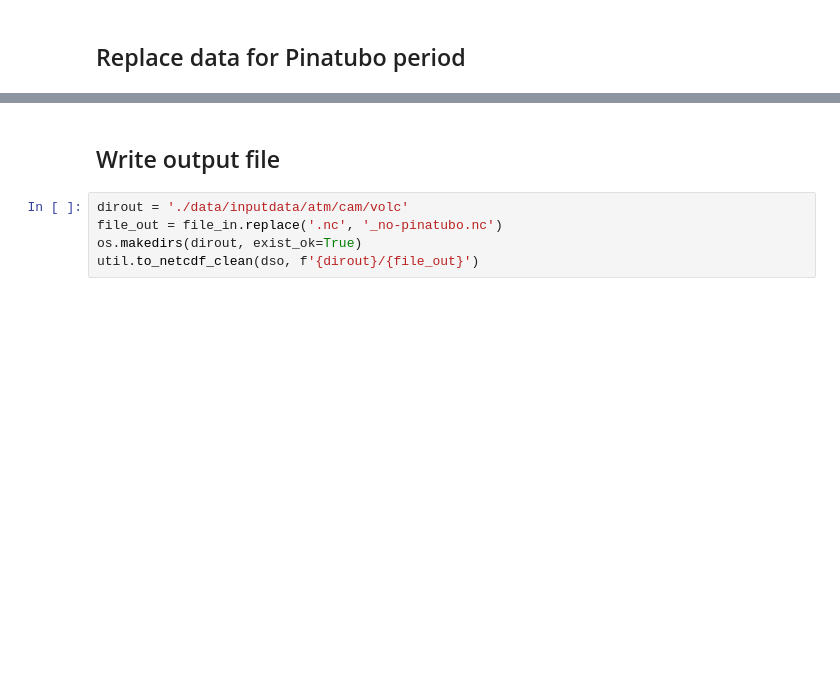
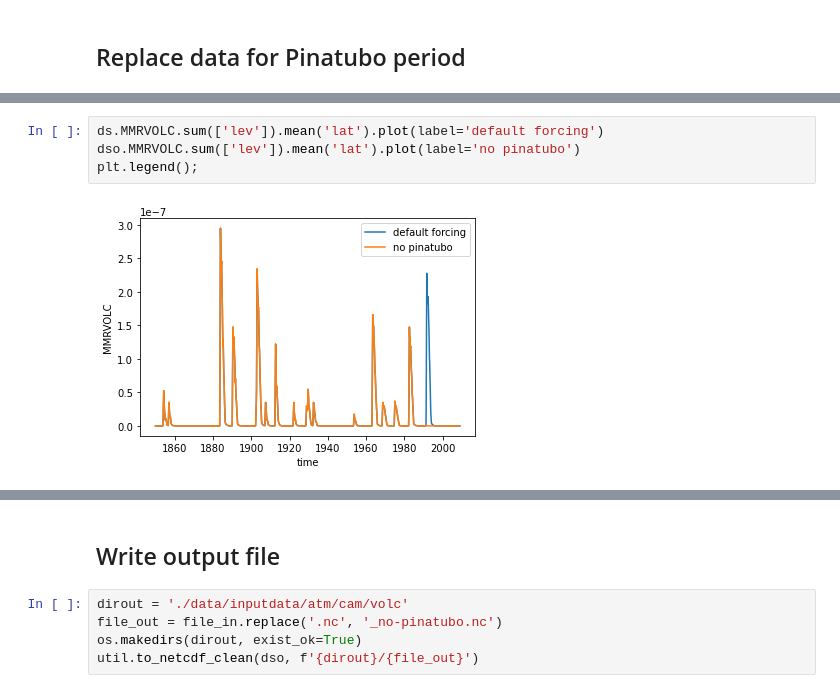
Before and after one commit to matt-long/pinatubo-LE, a Jupyter notebook: notebooks/generate-novolc-forcing.ipynb, the cells around one changed output, grey strips where cells are left out. Drawn from its saved outputs; the diff is of its cells as text; blank space fills up the shorter version.

```diff
--- a/notebooks/generate-novolc-forcing.ipynb
+++ b/notebooks/generate-novolc-forcing.ipynb
@@ -81,4 +88,10 @@ variables:
         :aerosol_distribution = Single aerosol distribution: sulfuric acid with reff 0.4264, med 0.375, sigma 1.25 ;
         :Note = Original forcing data from 1991-1995 replaced with data from 1986-1990 ;
 }
+# %%
+ds.MMRVOLC.sum(['lev']).mean('lat').plot(label='default forcing')
+dso.MMRVOLC.sum(['lev']).mean('lat').plot(label='no pinatubo')
+plt.legend();
+# %% [output]
+[figure, added]
 # %%
```
Also changed, not shown: parts of 6 cells of this notebook, 1 other file.
